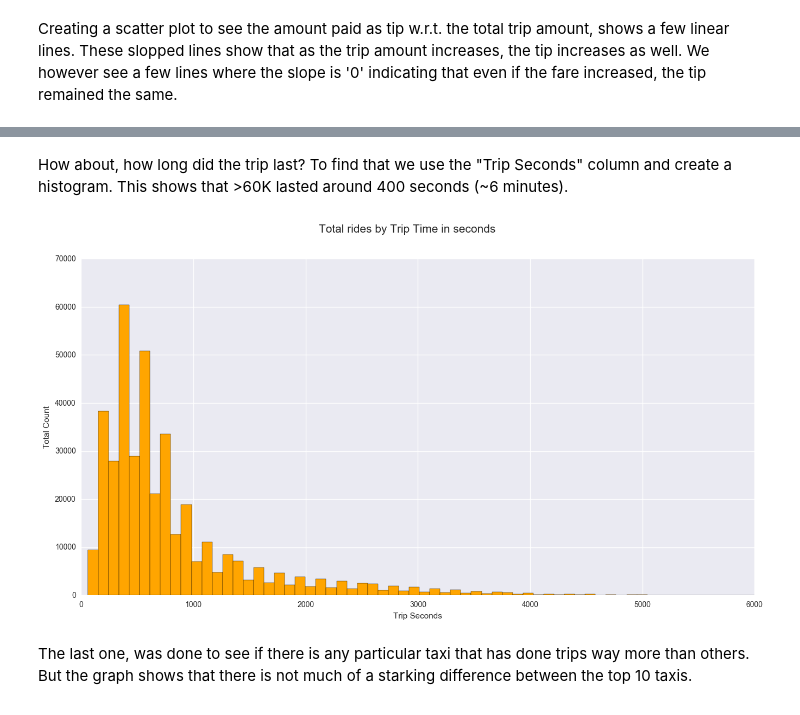
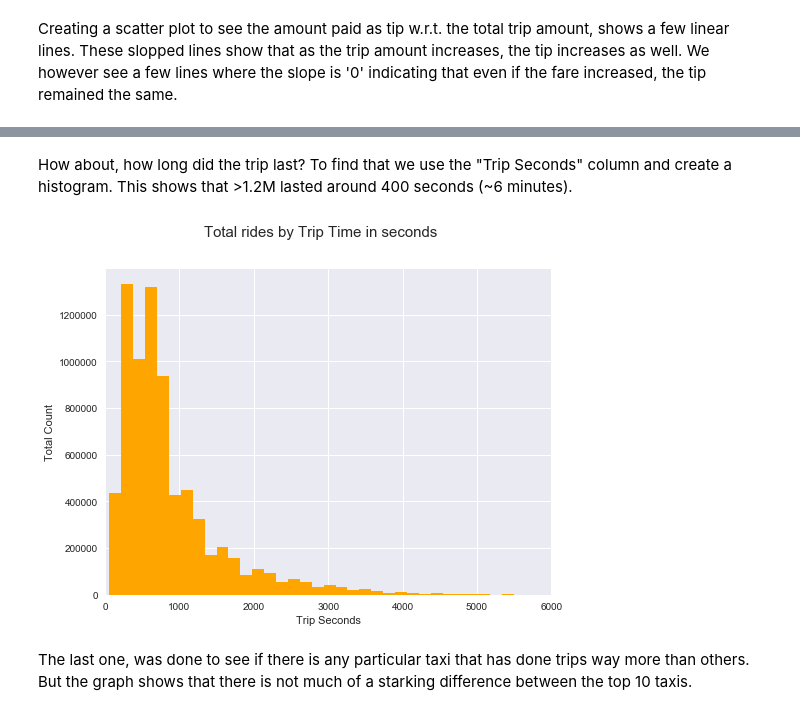
Before and after one commit to sayantanim/Chicago-Taxi, a Jupyter notebook: Chicago_Taxi.ipynb, the cells around one changed output, grey strips where cells are left out. Cells and saved outputs as stored; diff of their text form; code cells hidden in the pictures.

Commit message:
Complete 2016 Taxi Data now available. A number of changes have been made and graphs added. The list of changes can be seen in the README.md Change Log.

```diff
--- a/Chicago_Taxi.ipynb
+++ b/Chicago_Taxi.ipynb
@@ -129,7 +165,6 @@ Remove '.0' from Community Areas using replace function.
 # %%
 df['Pickup Community Area'].replace(regex=True, to_replace='.0',value='', inplace=True)
 df['Dropoff Community Area'].replace(regex=True, to_replace='.0',value='', inplace=True)
-df['Community Areas'].replace(regex=True, to_replace='.0',value='', inplace=True)
 # %%
 df.describe()
 # %% [output]
@@ -212,5 +258,5 @@ trip_dist.plot(kind='bar', rot = 0, color = 'orange')
 plt.xlabel("Trip Miles")
 plt.ylabel("Total Count")
 plt.suptitle('Total rides by Trip Miles', size=15)
-mpl.rcParams['figure.figsize'] = (8.0, 6.0)
+mpl.rcParams['figure.figsize'] = (8, 6)
 # %% [output]
@@ -257,11 +305,11 @@ mpl.rcParams['figure.figsize'] = (20.0, 20.0)
 Now, let's plot the pickup locations using Pickup Centroid Lat Longs and type of graph as scatter.
 Plotting this, we can see the shape of Chicago coming up in the form of a map.
 # %%
-mpl.pyplot.style.use = 'default' #Better Styling
 new_style = {'grid': False} #Remove grid
 mpl.rc('axes', **new_style)
-mpl.rcParams['figure.figsize'] = (17.5, 17) #Size of figure
-mpl.rcParams['figure.dpi'] = 250
-P=Taxi.plot(kind='scatter', x='Pickup Centroid Longitude', y='Pickup Centroid Latitude',color='white',s=20)
-P.set_axis_bgcolor('black') #Background Color
+mpl.rcParams['figure.figsize'] = (10, 10)
+P=Taxi.plot(kind='scatter', x='Pickup Centroid Longitude', y='Pickup Centroid Latitude',color='white',s=10)
+P.set_facecolor('black') #Background Color
+# Changed from set_axis_bgcolor as per the following warning:
+# MatplotlibDeprecationWarning: The set_axis_bgcolor function was deprecated in version 2.0. Use set_facecolor instead.
 # %% [output]
@@ -273,4 +321,6 @@ As can be seen, the highest pickup is around 6:00 PM and 7:00 PM and the least p
 # %%
+new_style_grid = {'grid': True} # Grid
+mpl.rc('axes', **new_style_grid)
 pick_time = Taxi.groupby('hour')
 pick_time.size().plot(kind='line', color = 'orange')
 plt.xlabel("Hour")
@@ -411,14 +481,14 @@ mpl.rcParams['figure.figsize'] = (8.0, 6.0)
 # %% [markdown]
-How about, how long did the trip last? To find that we use the "Trip Seconds" column and create a histogram. This shows that >60K lasted around 400 seconds (~6 minutes).
+How about, how long did the trip last? To find that we use the "Trip Seconds" column and create a histogram. This shows that >1.2M lasted around 400 seconds (~6 minutes).
 # %%
-Taxi['Trip Seconds'].hist(figsize= (16,8), bins = 500, color = 'orange')
+Taxi['Trip Seconds'].hist(bins = 500, color = 'orange')
 plt.xlim(0, 6000)
 plt.xlabel("Trip Seconds")
 plt.ylabel("Total Count")
 plt.suptitle('Total rides by Trip Time in seconds', size=15)
 mpl.rcParams['figure.figsize'] = (8.0, 6.0)
 # %% [output]
-[figure, old version]
+[figure, new version]
 # %% [markdown]
 The last one, was done to see if there is any particular taxi that has done trips way more than others. But the graph shows that there is not much of a starking difference between the top 10 taxis.
 # %%
```
Also changed, not shown: parts of 59 cells of this notebook.
